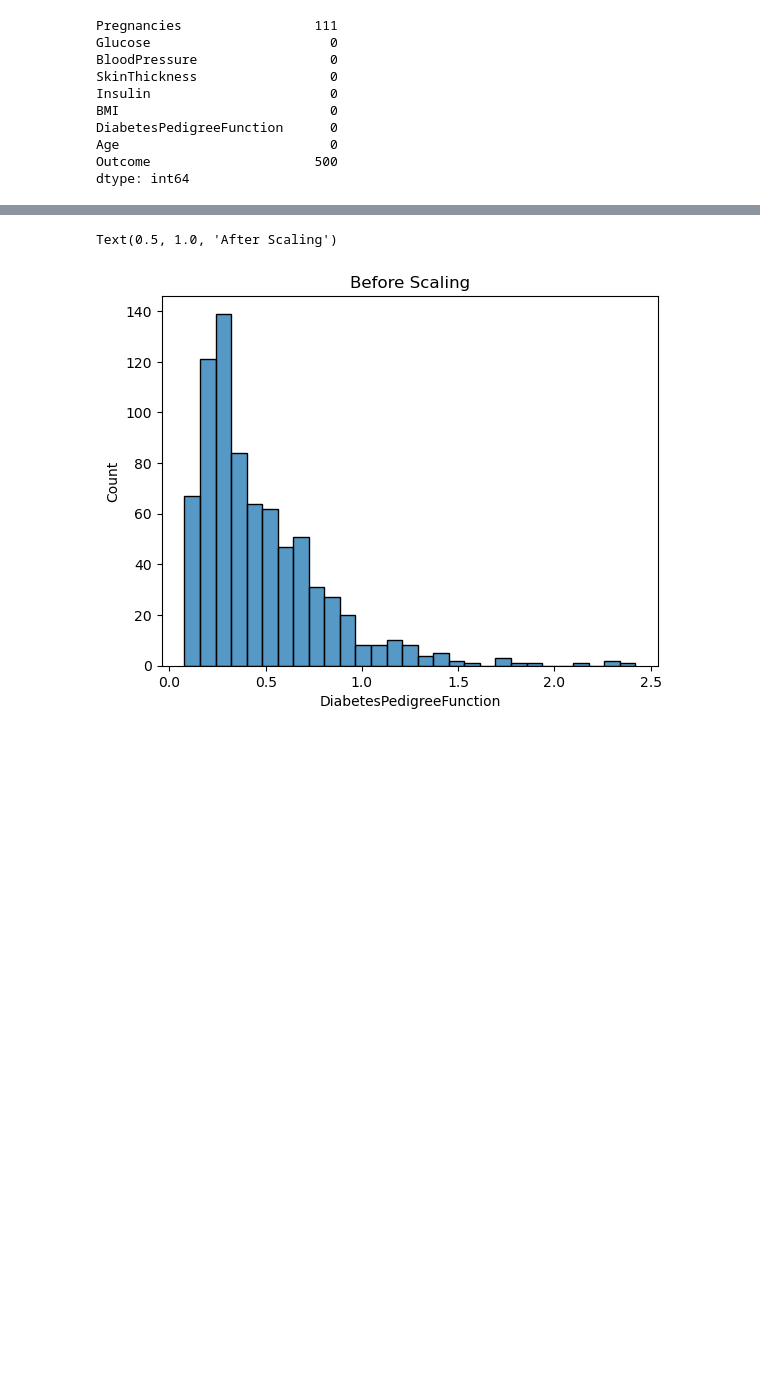
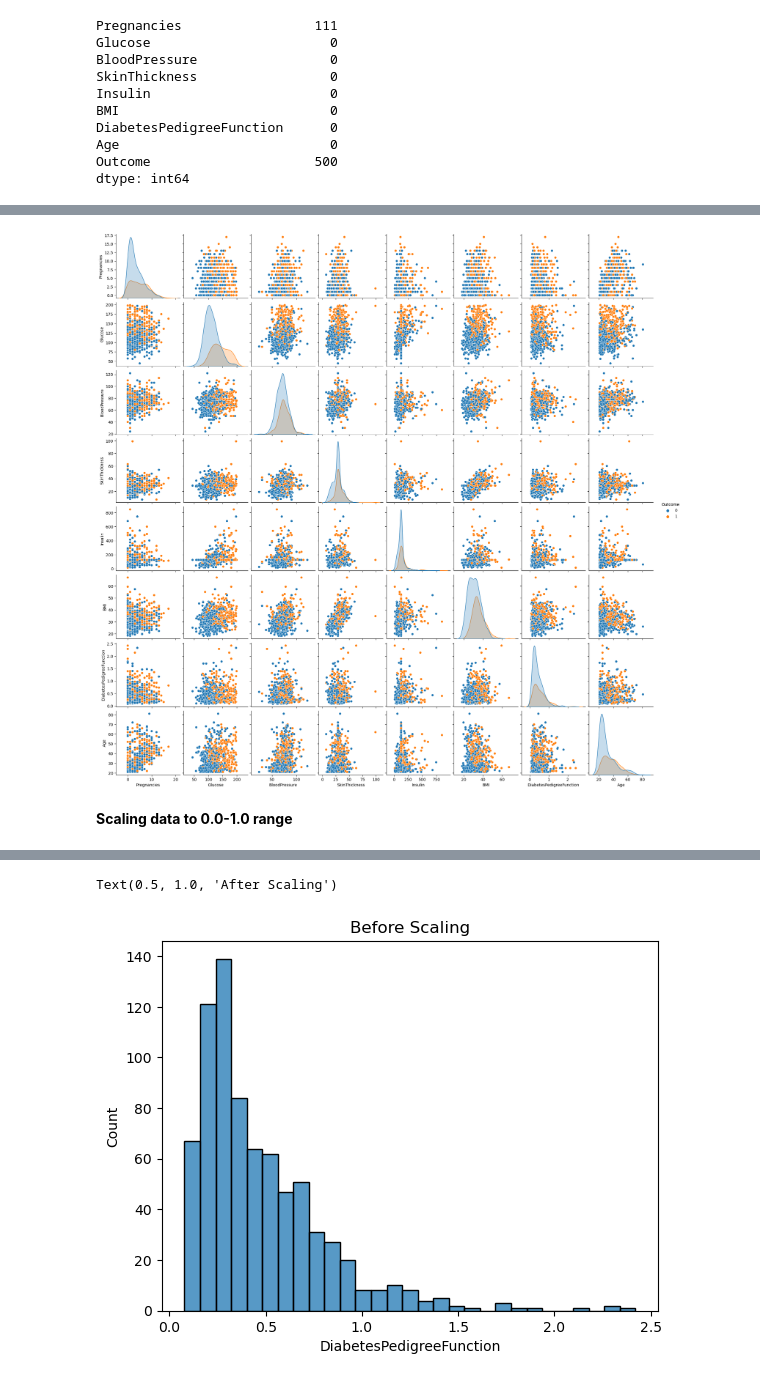
Before and after one commit to hjjakubowski/Basics-of-Neural-Networks-at-WUST, a Jupyter notebook: Project 1/simplified_nn.ipynb, the cells around one changed output, grey strips where cells are left out. Drawn from its saved outputs; the diff is of its cells as text; code cells hidden in the pictures; blank space fills up the shorter version.

```diff
--- a/Project 1/simplified_nn.ipynb
+++ b/Project 1/simplified_nn.ipynb
@@ -73,3 +90,9 @@ data.describe()
+# %%
+p = sns.pairplot(data, hue='Outcome')
+# %% [output]
+[figure, added]
+# %% [markdown]
+**Scaling data to 0.0-1.0 range**
 # %%
 from sklearn.preprocessing import MinMaxScaler
 
```
Also changed, not shown: parts of 15 cells of this notebook, 1 other file.
